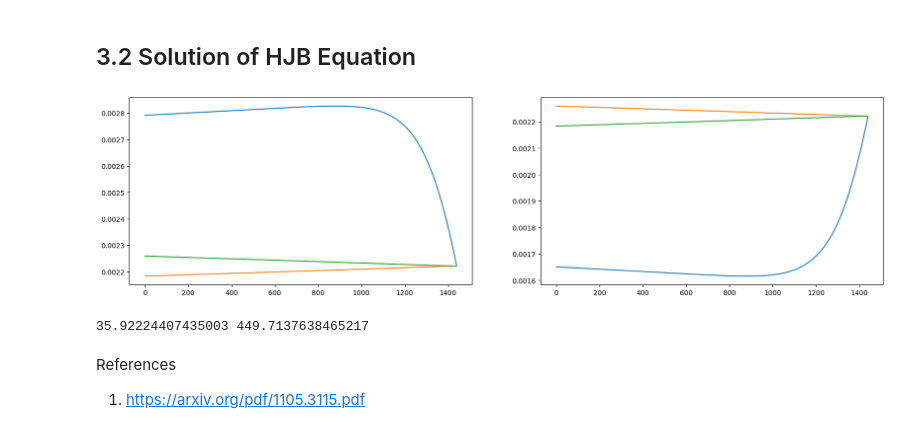
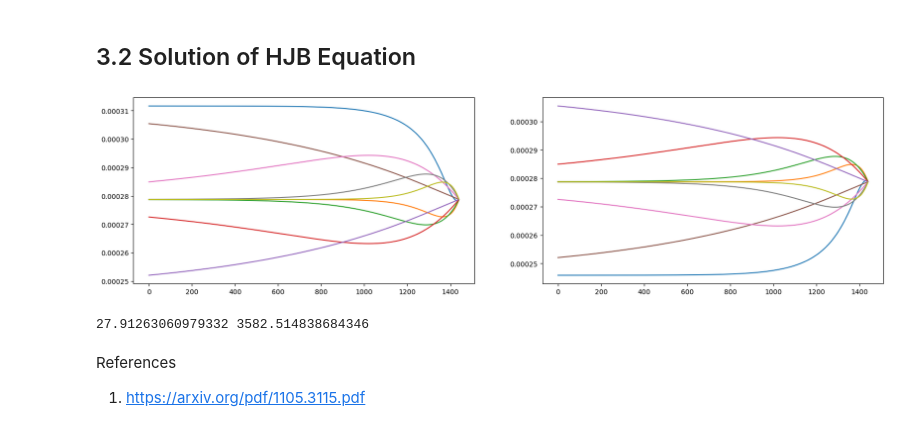
Before and after one commit to joomong/HFT-Research, a Jupyter notebook: Constant-Parmeter-Model.ipynb, the cells around one changed output. Saved outputs shown, nothing was run; the diff lists cells and outputs as text; code cells hidden in the pictures.

```diff
--- a/Constant-Parmeter-Model.ipynb
+++ b/Constant-Parmeter-Model.ipynb
@@ -6,7 +6,7 @@ import matplotlib.pyplot as plt
 from scipy.optimize import minimize , basinhopping
 from scipy.stats import poisson
 # %%
-header = ['trade_id','price','quantity','order_id','timestamp','is_buyer_maker','is_best_match']
-df = pd.read_csv('./BTCUSDT-trades-2023-04-13.csv',header=0 , names = header)
+header = ['trade_id','price','quantity','order_id','timestamp','is_buyer_maker']
+df = pd.read_csv('./Data/BTCUSDT-trades-2023-05-26.csv',header=0 , names = header)
 df.head()
 # %% [output]
@@ -197,0 +193,6 @@ alpha:  0.0987826059416784
+# %%
+alpha_hat_buy = maximum_likelihood_alpha(df_2['buy_quantity'],1)
+print("alpha: ",alpha_hat_buy)
+
+alpha_hat_sell = maximum_likelihood_alpha(df_2['sell_quantity'],1)
+print("alpha: ",alpha_hat_sell)
@@ -391,11 +395,11 @@ sigma_0 = mle_sigma(data)
 
 mu_jump_0 = mu_0
 sigma_jump_0 = sigma_0
-lambda_jump_0 = 30
-args = np.array((data['log_return'])) * 100
+lambda_jump_0 = 10
+args = np.array((data['log_return'])) * 10000 #size of the log return is too small, so we multiply it by 10000
 
 param = [mu_0,sigma_0,mu_jump_0,sigma_jump_0,lambda_jump_0]
 bounds = ((-np.inf,np.inf),(0.0001,np.inf),(-np.inf,np.inf),(0.0001,np.inf),(1,np.inf))
-res_lbfgsb = minimize(mle_jump_diffusion2, param, args = args,bounds=bounds,method='L-BFGS-B')
+res_lbfgsb = minimize(mle_jump_diffusion, param, args = args,bounds=bounds,method='L-BFGS-B')
 
 print('l-bfgs-b',res_lbfgsb.x)
@@ -427,5 +412,5 @@ res
 # %%
-# res = res_lbfgsb
+res = res_lbfgsb
 mu_hat = res.x[0] / 10000
 sigma_hat = res.x[1] / 10000
 mu_jump_hat = res.x[2] / 10000
@@ -524,42 +509,42 @@ def create_matrix(Q, k, gamma, sigma, A, T, t):
 
 
 def calculate_v(Q, k, gamma, sigma, A, T, t):
     vec = np.ones(2*Q+1).T
     M = create_matrix(Q, k, gamma, sigma, A, T, t)
     v = np.dot(M, vec)
     return v
 
 
 def calculate_delta_star(Q, k, gamma, sigma, A, T):
     delta_b_star = []
     delta_a_star = []
     for t in np.arange(0, T, 1/1440):
         v = calculate_v(Q, k, gamma, sigma, A, T, t)
         delta_b_star.append([np.log(v[q]/v[q+1])/k + np.log(1+gamma/k)/gamma for q in range(0, 2*Q -1)])
         delta_a_star.append([np.log(v[q]/v[q-1])/k + np.log(1+gamma/k)/gamma for q in range(1, 2*Q)])
     return np.array(delta_b_star), np.array(delta_a_star)
 
-Q = 2
+Q = 5
 MIN_ORDER = 0.001
-gamma = 1
-A = alpha_hat * (MIN_ORDER**alpha_hat) * market_order_frequency(data)/2
-k = alpha_hat * total_market_impact
+gamma = 10
+A = alpha_hat_buy * (MIN_ORDER**alpha_hat_buy) * market_order_frequency(data)/2
+k = alpha_hat_buy * (sell_market_impact + buy_market_impact)/2
 T = 1.0
 t = 0.0
 
 delta_b_star, delta_a_star = calculate_delta_star(Q, k, gamma, sigma_hat, A, T)
 fig, ax = plt.subplots(figsize=(20, 5))
 plt.subplot(1, 2, 1)
 plt.plot(delta_b_star)
 plt.subplot(1, 2, 2)
 plt.plot(delta_a_star)
 plt.show()
 # %% [output]
-[figure, old version]
+[figure, new version]
 # %%
 print(A,k)
 # %% [output]
-35.92224407435003 449.7137638465217
+27.91263060979332 3582.514838684346
 # %% [markdown]
 References
 1. https://arxiv.org/pdf/1105.3115.pdf
```
Also changed, not shown: parts of 16 cells of this notebook, 15 other files.
